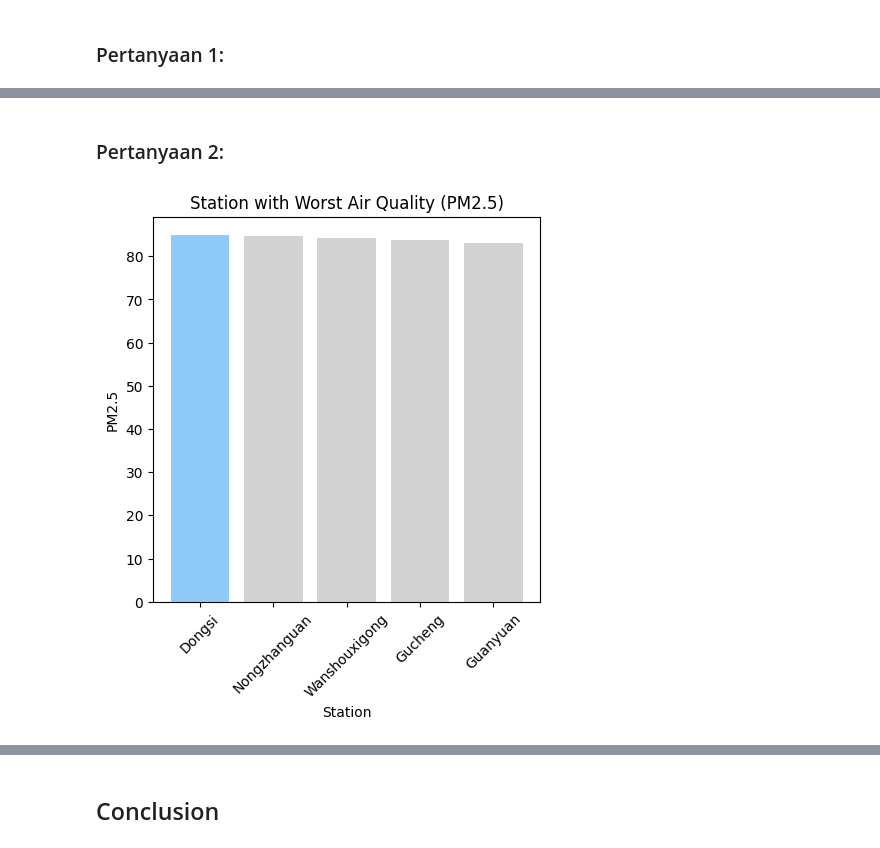
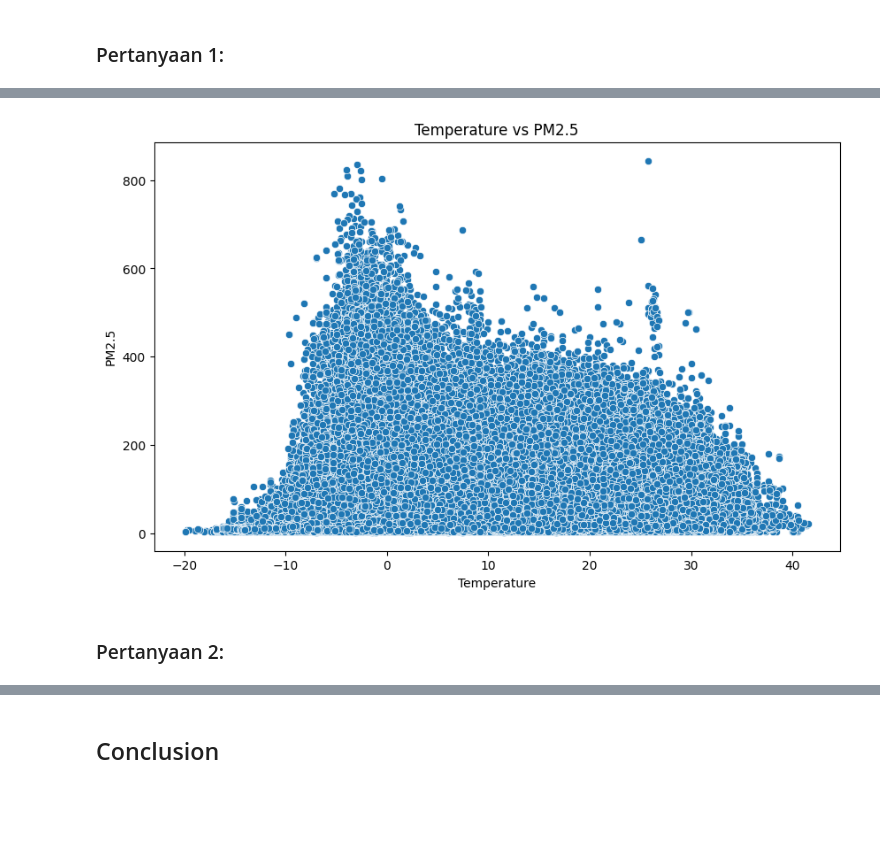
Before and after one commit to yaniyul/submission-idcamp2024, a Jupyter notebook: Proyek_Analisis_Data.ipynb, the cells around one changed output, grey strips where cells are left out. Drawn from its saved outputs; the diff is of its cells as text; code cells hidden in the pictures; blank space fills up the shorter version.

```diff
--- a/Proyek_Analisis_Data.ipynb
+++ b/Proyek_Analisis_Data.ipynb
@@ -189,12 +266,12 @@ plt.show()
+# %%
+# Visualisasi Regresi
+plt.figure(figsize=(10, 6))
+sns.scatterplot(x='TEMP', y='PM2.5', data=all_df)
+plt.title('Temperature vs PM2.5')
+plt.xlabel('Temperature')
+plt.ylabel('PM2.5')
+plt.show()
+# %% [output]
+[figure, added]
 # %% [markdown]
 ### Pertanyaan 2:
-# %%
-plt.figure(figsize=(5, 5))
-plt.bar(worst_air_quality.index, worst_air_quality['PM2.5'], color=["#90CAF9", "#D3D3D3", "#D3D3D3", "#D3D3D3", "#D3D3D3", "#D3D3D3", "#D3D3D3", "#D3D3D3", "#D3D3D3", "#D3D3D3"])
-plt.title('Station with Worst Air Quality (PM2.5)')
-plt.xlabel('Station')
-plt.ylabel('PM2.5')
-plt.xticks(rotation=45)
-plt.show()
-# %% [output]
-[figure, removed]
```
Also changed, not shown: parts of 31 cells of this notebook, 2 other files.
